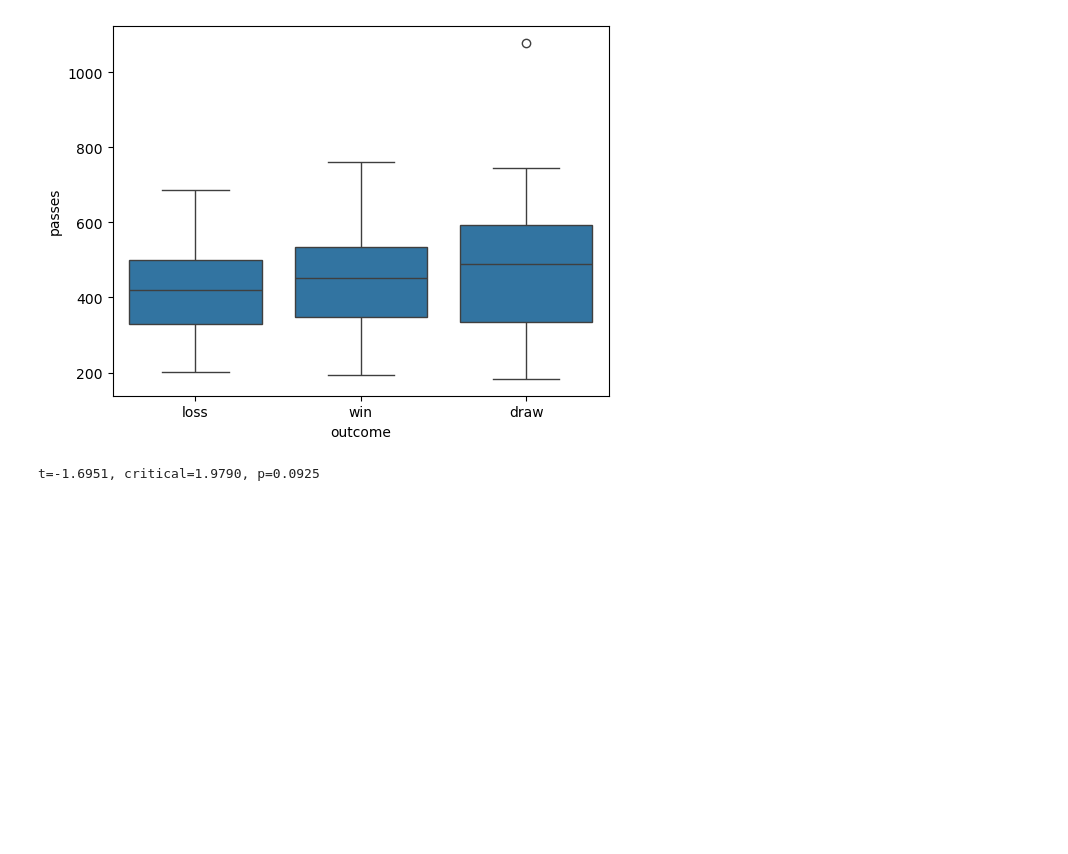
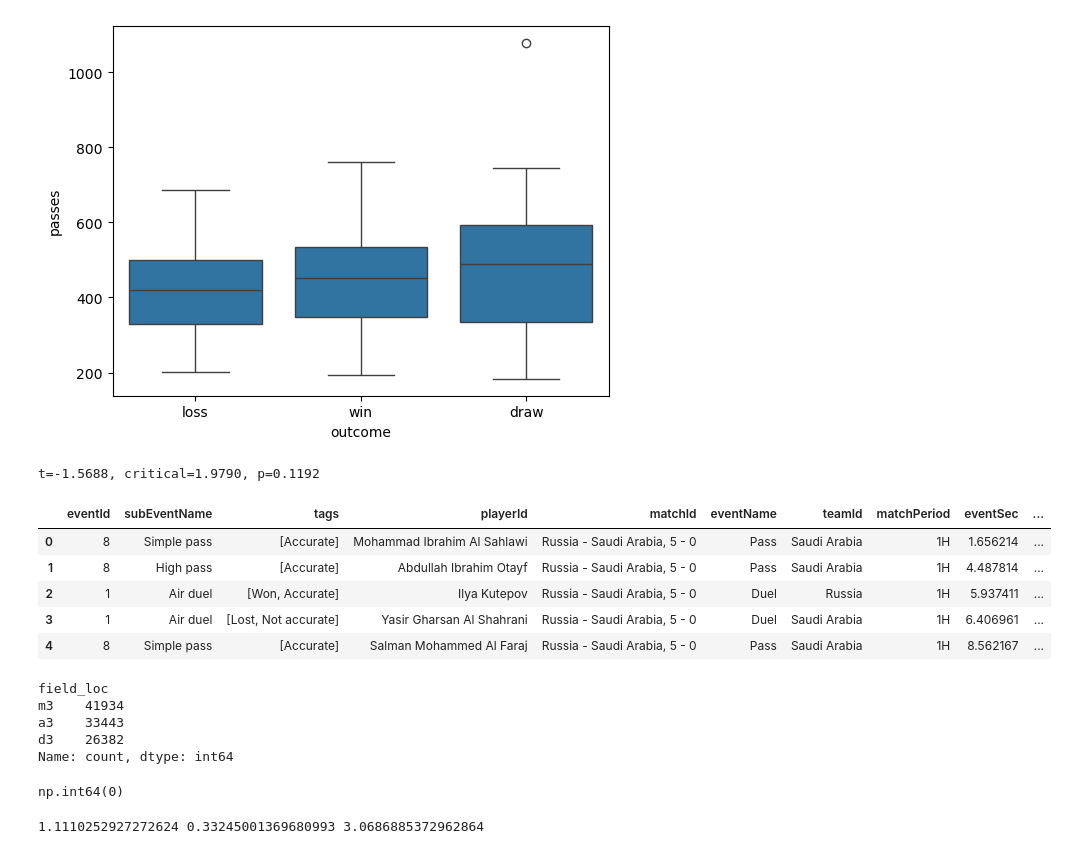
Before and after one commit to abitofgrey/classwork, a Jupyter notebook: w14.1.explore.ipynb, the cells around one changed output. Cells and saved outputs as stored; diff of their text form; code cells hidden in the pictures; blank space fills up the shorter version.

```diff
--- a/w14.1.explore.ipynb
+++ b/w14.1.explore.ipynb
@@ -123,12 +139,75 @@ box = sns.boxplot(data=grp_df,x="outcome",y="passes")
 # %% [output]
 [figure]
 # %%
-loss = grp_df.loc[grp_df["outcome"] == "loss", "passes"]
-n_loss = grp_df.loc[grp_df["outcome"] != "loss", "passes"]
+def run_outcome_ttest(df: pd.DataFrame, cat_col: str, num_col: str) -> None:
+    loss = df.loc[df[cat_col] == "loss", num_col]
+    n_loss = df.loc[df[cat_col] != "loss", num_col]
 
-t, p = stats.ttest_ind(loss, n_loss)
-deg_f = len(loss) + len(n_loss) - 2
-ct = stats.t.ppf(1-alpha/2, deg_f)
-print(f"t={t:.4f}, critical={ct:.4f}, p={p:.4f}")
+    t, p = stats.ttest_ind(loss, n_loss)
+    deg_f = len(loss) + len(n_loss) - 2
+    alpha = 0.05
+    ct = stats.t.ppf(1-alpha/2, deg_f)
+    print(f"t={t:.4f}, critical={ct:.4f}, p={p:.4f}")
-# %% [output]
-t=-1.6951, critical=1.9790, p=0.0925
+# %%
+run_outcome_ttest(grp_df, "outcome", "shots")
+# %% [output]
+t=-1.5688, critical=1.9790, p=0.1192
+# %%
+import ast
+
+df["tags"] = df["tags"].apply(ast.literal_eval)
+df["acc_pass"] = (
+    (df["eventName"] == "Pass") &
+    (df["tags"].apply(lambda x: "Accurate" in x))
+).astype(int)
+df.head()
+# %% [output]
+|  | eventId | subEventName | tags | playerId | matchId | eventName | teamId | matchPeriod | eventSec | ... |
+| 0 | 8 | Simple pass | [Accurate] | Mohammad Ibrahim Al Sahlawi | Russia - Saudi Arabia, 5 - 0 | Pass | Saudi Arabia | 1H | 1.656214 | ... |
+| 1 | 8 | High pass | [Accurate] | Abdullah Ibrahim Otayf | Russia - Saudi Arabia, 5 - 0 | Pass | Saudi Arabia | 1H | 4.487814 | ... |
+| 2 | 1 | Air duel | [Won, Accurate] | Ilya Kutepov | Russia - Saudi Arabia, 5 - 0 | Duel | Russia | 1H | 5.937411 | ... |
+| 3 | 1 | Air duel | [Lost, Not accurate] | Yasir Gharsan Al Shahrani | Russia - Saudi Arabia, 5 - 0 | Duel | Saudi Arabia | 1H | 6.406961 | ... |
+| 4 | 8 | Simple pass | [Accurate] | Salman Mohammed Al Faraj | Russia - Saudi Arabia, 5 - 0 | Pass | Saudi Arabia | 1H | 8.562167 | ... |
+# %%
+x_max = 120
+y_max = 75
+
+df["x1"] = (df["x1"] / 100) * x_max
+df["y1"] = (df["y1"] / 100) * y_max
+df["x2"] = (df["x2"] / 100) * x_max
+df["y2"] = (df["y2"] / 100) * y_max
+
+m3 = x_max * (1/3)
+a3 = x_max * (2/3)
+
+def get_loc(x):
+    if x < m3:
+        return "d3"
+    if x < a3:
+        return "m3"
+    else:
+        return "a3"
+
+df["field_loc"] = df["x2"].apply(get_loc)# -> d3, m3, a3
+df["field_loc"].value_counts()
+# %% [output]
+field_loc
+m3    41934
+a3    33443
+d3    26382
+Name: count, dtype: int64
+# %%
+df["field_loc"].isna().sum()
+# %% [output]
+np.int64(0)
+# %%
+dfa3 = df.loc[df["field_loc"] == "a3"]
+g_dfa3 = dfa3.groupby(["matchId", "teamId"]).agg(
+    passes = ("pass", "sum"),
+    shots = ("shot", "sum"),
+    outcome = ("outcome", "first")
+).reset_index()
+f,p,fc = run_anova(g_dfa3, "outcome", "passes")
+print(f, p, fc)
+# %% [output]
+1.1110252927272624 0.33245001369680993 3.0686885372962864
```
Also changed, not shown: parts of 3 cells of this notebook.
